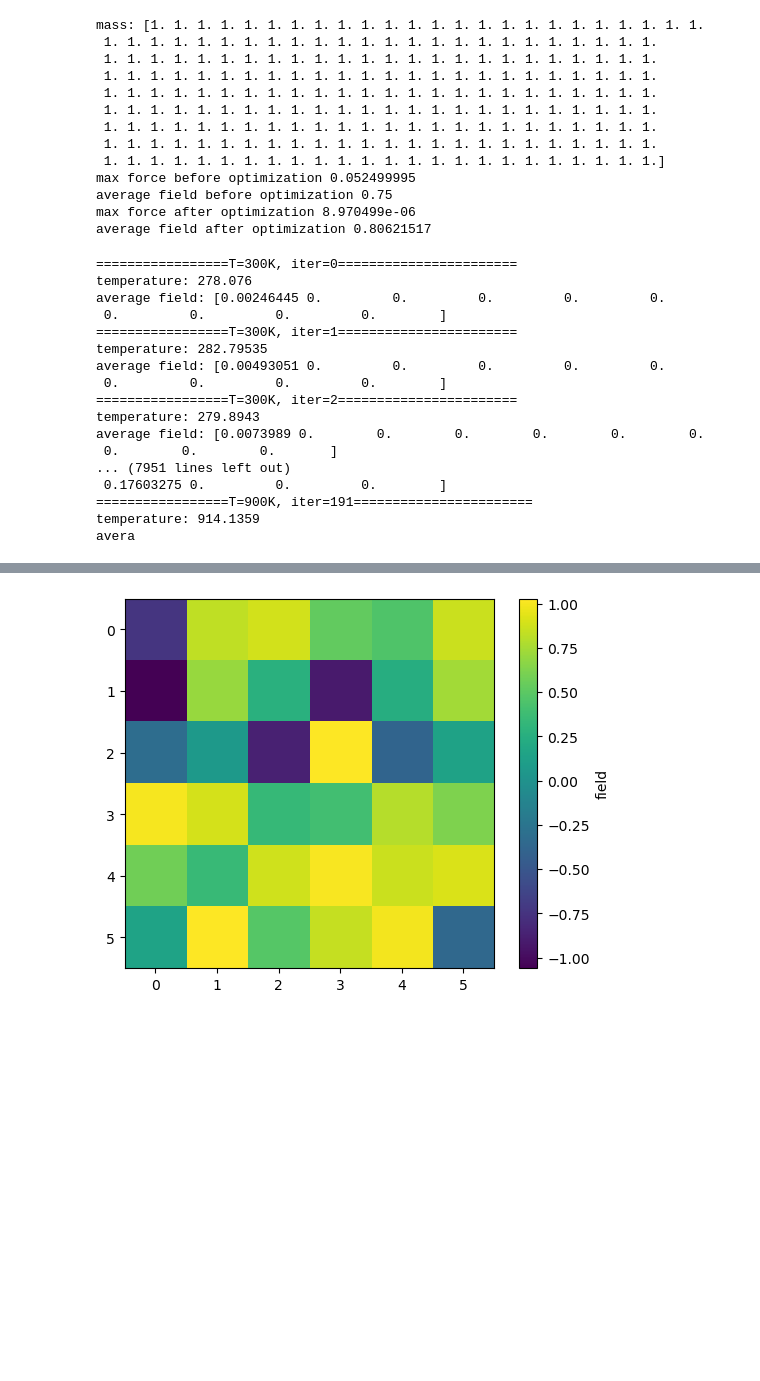
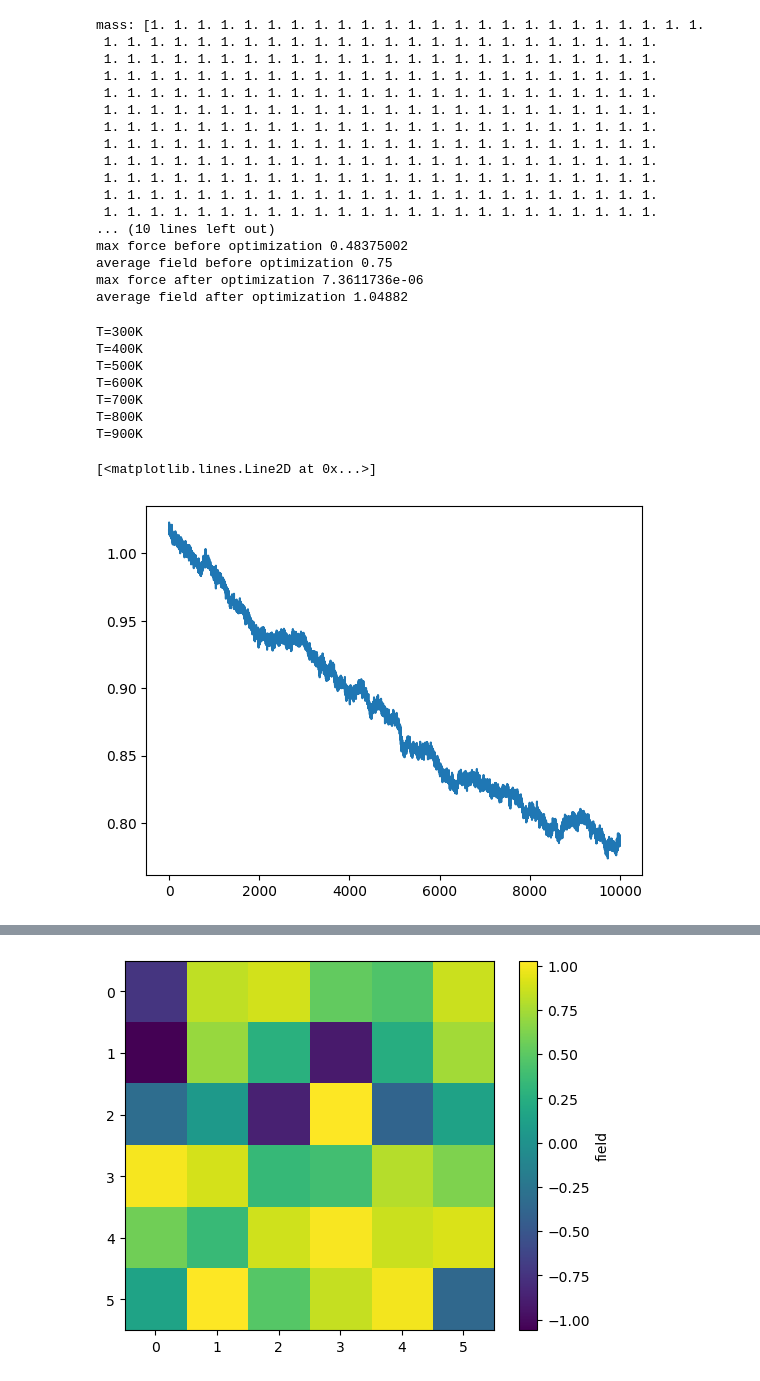
Before and after one commit to salinelake/OpenFerro, a Jupyter notebook: examples/test.ipynb, the cells around one changed output, grey strips where cells are left out. Drawn from its saved outputs; the diff is of its cells as text; code cells hidden in the pictures; blank space fills up the shorter version.

```diff
--- a/examples/test.ipynb
+++ b/examples/test.ipynb
@@ -5,10 +6,10 @@ from openferro.simulation import *
 # %%
-latt = of.BravaisLattice3D(6, 6, 6)
+latt = of.BravaisLattice3D(8, 8, 8)
 pto = of.System(latt, pbc=True)
 dipole_field = pto.add_field(name="dipole", ftype="scalar", value=0.75)
 
 double_well = self_energy_R1_onsite
-pto.add_self_interaction('double_well', field_name="dipole", energy_engine=double_well, parameters={'k2': -0.2, 'alpha': 0.2, 'offset': 0}, enable_jit=True)
+pto.add_self_interaction('double_well', field_name="dipole", energy_engine=double_well, parameters={'k2': -0.6, 'alpha': 0.3, 'offset': 0}, enable_jit=True)
 
 ising_couple = self_energy_R1_neighbor_pbc
 pto.add_self_interaction('ising_couple', field_name="dipole", energy_engine=ising_couple, parameters={'J1': -0.02, 'J2': -0.02, 'J3': -0.02, 'offset': 0}, enable_jit=True)
@@ -31,26 +32,32 @@ mass: [1. 1. 1. 1. 1. 1. 1. 1. 1. 1. 1. 1. 1. 1. 1. 1. 1. 1. 1. 1. 1. 1. 1. 1.
  1. 1. 1. 1. 1. 1. 1. 1. 1. 1. 1. 1. 1. 1. 1. 1. 1. 1. 1. 1. 1. 1. 1. 1.
  1. 1. 1. 1. 1. 1. 1. 1. 1. 1. 1. 1. 1. 1. 1. 1. 1. 1. 1. 1. 1. 1. 1. 1.
  1. 1. 1. 1. 1. 1. 1. 1. 1. 1. 1. 1. 1. 1. 1. 1. 1. 1. 1. 1. 1. 1. 1. 1.
- 1. 1. 1. 1. 1. 1. 1. 1. 1. 1. 1. 1. 1. 1. 1. 1. 1. 1. 1. 1. 1. 1. 1. 1.]
-max force before optimization 0.052499995
+ 1. 1. 1. 1. 1. 1. 1. 1. 1. 1. 1. 1. 1. 1. 1. 1. 1. 1. 1. 1. 1. 1. 1. 1.
+ 1. 1. 1. 1. 1. 1. 1. 1. 1. 1. 1. 1. 1. 1. 1. 1. 1. 1. 1. 1. 1. 1. 1. 1.
+ 1. 1. 1. 1. 1. 1. 1. 1. 1. 1. 1. 1. 1. 1. 1. 1. 1. 1. 1. 1. 1. 1. 1. 1.
+ 1. 1. 1. 1. 1. 1. 1. 1. 1. 1. 1. 1. 1. 1. 1. 1. 1. 1. 1. 1. 1. 1. 1. 1.
+... (10 lines left out)
+max force before optimization 0.48375002
 average field before optimization 0.75
-max force after optimization 8.970499e-06
-average field after optimization 0.80621517
+max force after optimization 7.3611736e-06
+average field after optimization 1.04882
 # %%
-temp_list = [300, 400, 500, 600, 700, 800, 900, 1000, 1100, 1200]
-average_field = np.zeros(len(temp_list))
+temp_list = [ 300,400,500,600,700,800,900]
+# average_field = np.zeros(len(temp_list))
 log_freq = 100
-total_time = 30
-dt = 0.001
-relax_steps = int(10/dt)
+total_time = 100000
+dt = 0.1
+relax_steps = int(1000/dt)
 total_steps = int(total_time / dt)
 niters = total_steps // log_freq
-
+field_history = []
 for it, temperature in enumerate(temp_list):
-    simulation = SimulationNVTLangevin(pto, dt=dt, temperature=temperature, gamma=1/(1000*dt))
+    simulation = SimulationNVTLangevin(pto, dt=dt, temperature=temperature, gamma=1/(100*dt))
     simulation.system.get_field_by_name('dipole').set_values(equilibrium_field.copy())
     simulation.init_velocity(mode='gaussian')
     simulation.step(relax_steps)
+    print('T={}K'.format(temperature))
+    average_field = []
     for ii in range(niters):
         simulation.step(log_freq)
         # print('velocity:', pto.get_field_by_name('dipole').get_velocity().flatten())
@@ -58,30 +65,28 @@ for it, temperature in enumerate(temp_list):
         pot_E = pto.calc_potential_energy()
         kin_E = pto.calc_kinetic_energy()
         total_E = pot_E + kin_E
-        average_field[it] += pto.get_field_by_name('dipole').get_values().mean() / niters
-        print('=================T={}K, iter={}======================='.format(temperature, ii))
+        # average_field[it] += pto.get_field_by_name('dipole').get_values().mean() / niters
+        average_field.append(pto.get_field_by_name('dipole').get_values().mean())
+        # print('=================T={}K, iter={}======================='.format(temperature, ii))
         # print('pot energy:', pot_E)
         # print('kine energy:', kin_E)
         # print('total energy:', total_E)
-        print('temperature:', pto.calc_temp_by_name('dipole'))
-        print('average field:', average_field)
+        # print('temperature:', pto.calc_temp_by_name('dipole'))
+        # print('average field:', average_field)
         # print('field:', pto.get_field_by_name('dipole').get_values().flatten())
+    field_history.append(average_field)
+field_history = jnp.array(field_history)
 # %% [output]
-=================T=300K, iter=0=======================
-temperature: 278.076
-average field: [0.00246445 0.         0.         0.         0.         0.
- 0.         0.         0.         0.        ]
-=================T=300K, iter=1=======================
-temperature: 282.79535
-average field: [0.00493051 0.         0.         0.         0.         0.
- 0.         0.         0.         0.        ]
-=================T=300K, iter=2=======================
-temperature: 279.8943
-average field: [0.0073989 0.        0.        0.        0.        0.        0.
- 0.        0.        0.       ]
-... (7951 lines left out)
- 0.17603275 0.         0.         0.        ]
-=================T=900K, iter=191=======================
-temperature: 914.1359
-avera
+T=300K
+T=400K
+T=500K
+T=600K
+T=700K
+T=800K
+T=900K
+# %%
+plt.plot(field_history[2])
+# %% [output]
+[<matplotlib.lines.Line2D at 0x...>]
+[figure, added]
 # %%
```
Also changed, not shown: parts of 3 cells of this notebook, 1 other file.
